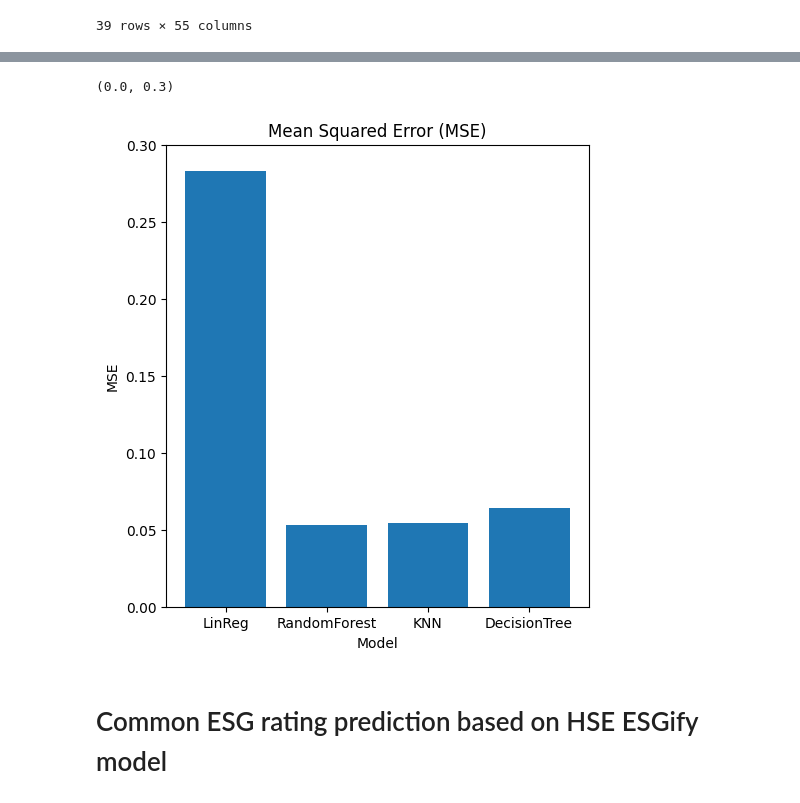
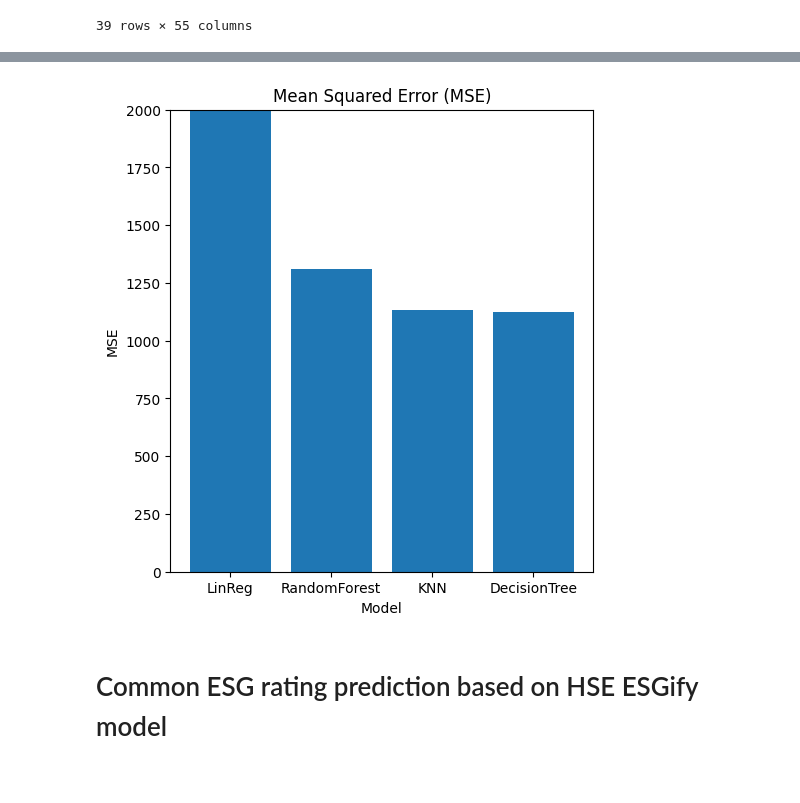
Before and after one commit to oversanya/ESG_rating_prediction, a Jupyter notebook: NLP+ML_ESG.ipynb, the cells around one changed output, grey strips where cells are left out. Drawn from its saved outputs; the diff is of its cells as text; code cells hidden in the pictures.

Commit message:
Added some plots, removed unnecessary fragments

```diff
--- a/NLP+ML_ESG.ipynb
+++ b/NLP+ML_ESG.ipynb
@@ -1647,11 +1623,11 @@ for i in range(n_butches):
     print("Лучшие параметры: ", grid_search.best_params_)
     # Оценка модели
     mse[i] = mean_squared_error(y_test[i], y_pred)
-    r2[i] = r2_score(y_test[i], y_pred)
+
 
 print(f"Mean Squared Error: {np.mean(mse)}")
-print(f"R^2 Score: {np.mean(r2)}")
 
-new_row = add_row_res('RandomForest', np.mean(mse), np.mean(r2), y_pred)
+
+new_row = add_row_res('RandomForest', np.mean(mse), y_pred)
 compare_table = pd.concat([compare_table, new_row], ignore_index=True)
 # %% [output]
@@ -1698,11 +1673,11 @@ for i in range(n_butches):
     y_pred = grid_search.predict(X_test[i])
     #print("Лучшие параметры: ", grid_search.best_params_)
     mse = mean_squared_error(y_test[i], y_pred)
-    r2 = r2_score(y_test[i], y_pred)
+
 
 print(f"Mean Squared Error: {np.mean(mse)}")
-print(f"R^2 Score: {np.mean(r2)}")
 
-new_row = add_row_res('KNN', np.mean(mse), np.mean(r2), y_pred)
+
+new_row = add_row_res('KNN', np.mean(mse), y_pred)
 compare_table = pd.concat([compare_table, new_row], ignore_index=True)
 # %% [output]
@@ -1741,12 +1715,12 @@ for i in range(n_butches):
     y_pred = grid_search.predict(X_test[i])
     #print("Лучшие параметры: ", grid_search.best_params_)
     mse = mean_squared_error(y_test[i], y_pred)
-    r2 = r2_score(y_test[i], y_pred)
+
 
 print(f"Mean Squared Error: {np.mean(mse)}")
-print(f"R^2 Score: {np.mean(r2)}")
+
 print(y_pred)
 
-new_row = add_row_res('DecisionTree', np.mean(mse), np.mean(r2), y_pred)
+new_row = add_row_res('DecisionTree', np.mean(mse), y_pred)
 compare_table = pd.concat([compare_table, new_row], ignore_index=True)
 # %% [output]
@@ -1757,12 +1730,3 @@ R^2 Score: -0.4247715748446754
-# %%
-#Проверка на дурака - какая ошибка будет у константного решения (матожидание = 0.5+-eps)
-y_pred = [50 for i in range(len(y_test[-1]))]
-
-mse = mean_squared_error(y_test[-1], y_pred)
-r2 = r2_score(y_test[-1], y_pred)
-
-new_row = add_row_res('CoolMonkey', mse, r2, y_pred)
-compare_table = pd.concat([compare_table, new_row], ignore_index=True)
 # %%
 rank_table = compare_table
 compare_table
@@ -1787,14 +1749,14 @@ esg_table
 # %%
 plt.figure(figsize=(12, 6))
 plt.subplot(1, 2, 1)
-plt.bar(esg_table['Model'][1:-1], esg_table['MSE'][1:-1])
+plt.bar(rank_table['Model'][1:], rank_table['MSE'][1:])
 plt.title('Mean Squared Error (MSE)')
 plt.xlabel('Model')
 plt.ylabel('MSE')
-plt.ylim((0, 0.3))
+plt.ylim((0, 2000))
+plt.show()
 # %% [output]
-(0.0, 0.3)
-[figure, old version]
+[figure, new version]
 # %% [markdown]
 # Common ESG rating prediction based on HSE ESGify model
 # %%
```
Also changed, not shown: parts of 95 cells of this notebook.
